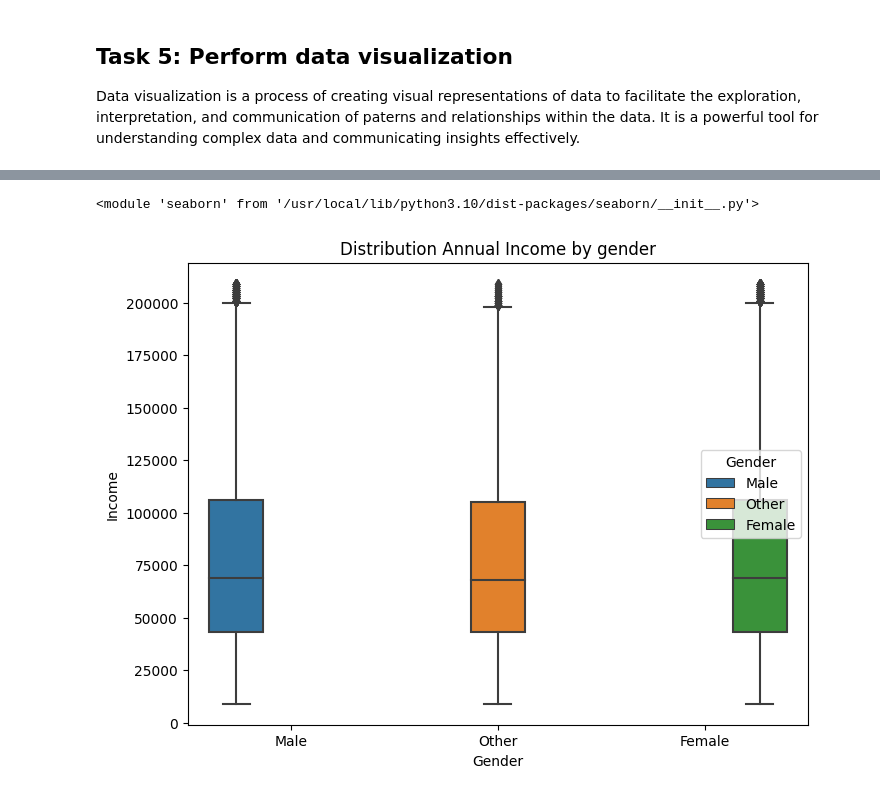
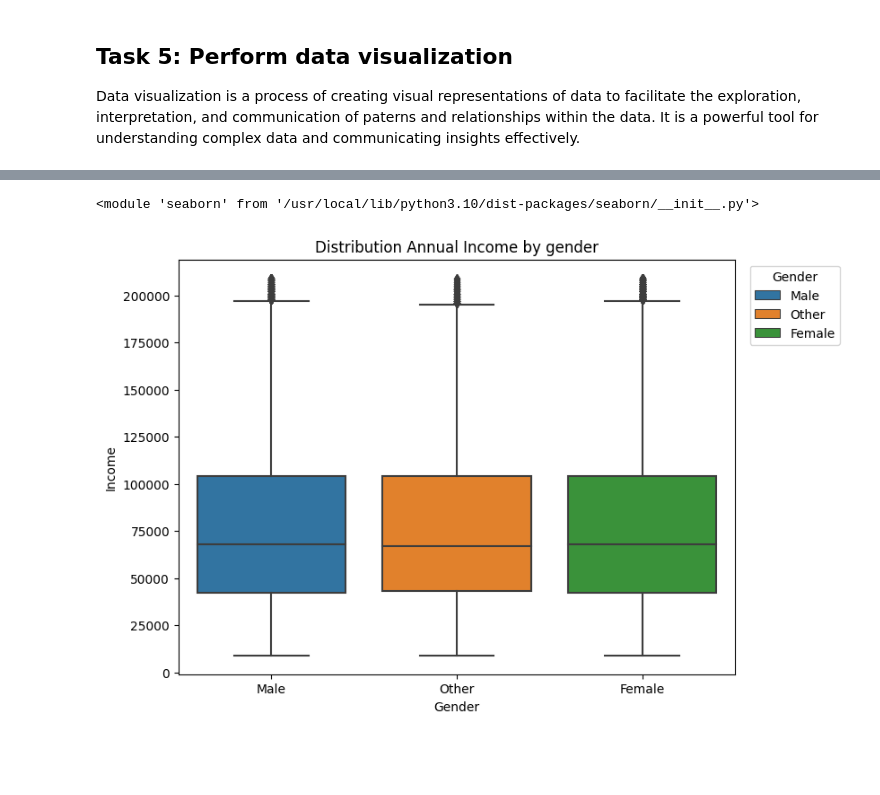
Before and after one commit to leon-czarlinski/ProfileAnalysis, a Jupyter notebook: ProfileAnalysis.ipynb, the cells around one changed output, grey strips where cells are left out. Drawn from its saved outputs; the diff is of its cells as text; code cells hidden in the pictures; blank space fills up the shorter version.

```diff
--- a/ProfileAnalysis.ipynb
+++ b/ProfileAnalysis.ipynb
@@ -165,3 +167,5 @@ profile_df
 | 279854 | 67 | Male | 191000 | 411 | 481 | 2 | 150000 | ... |
 | 279855 | 33 | Other | 18000 | 474 | 374 | 3 | 51522 | ... |
 279856 rows × 15 columns
+# %%
+profile_df.fillna("Unemployed", inplace=True)
@@ -169,5 +193,3 @@ profile_df
 ## Task 4: Perform exploratory data analysis
 
 Now that we have imported the data set, defined the dataframe, imported libraries and checked the data, we achieved the prepare and process the data, so we can go on and do the analysis based on the insights that we got here.
-# %%
-profile_df.dropna(axis=0, inplace=True)
@@ -251,11 +315,12 @@ sns
 # %%
 plt.figure(figsize=(8,6))
-sns.boxplot(y='Income', x='Gender', data=profile_df, hue='Gender')
+sns.boxplot(y='Income', x='Gender', data=profile_df, hue='Gender', dodge=False)
+plt.legend(title='Gender', loc='upper right', bbox_to_anchor=(1.2, 1))
 plt.title('Distribution Annual Income by gender')
 sns
 # %% [output]
 <module 'seaborn' from '/usr/local/lib/python3.10/dist-packages/seaborn/__init__.py'>
-[figure, old version]
+[figure, new version]
 # %%
 prof_count = profile_df['Occupation'].value_counts()
 
```
Also changed, not shown: parts of 31 cells of this notebook.
